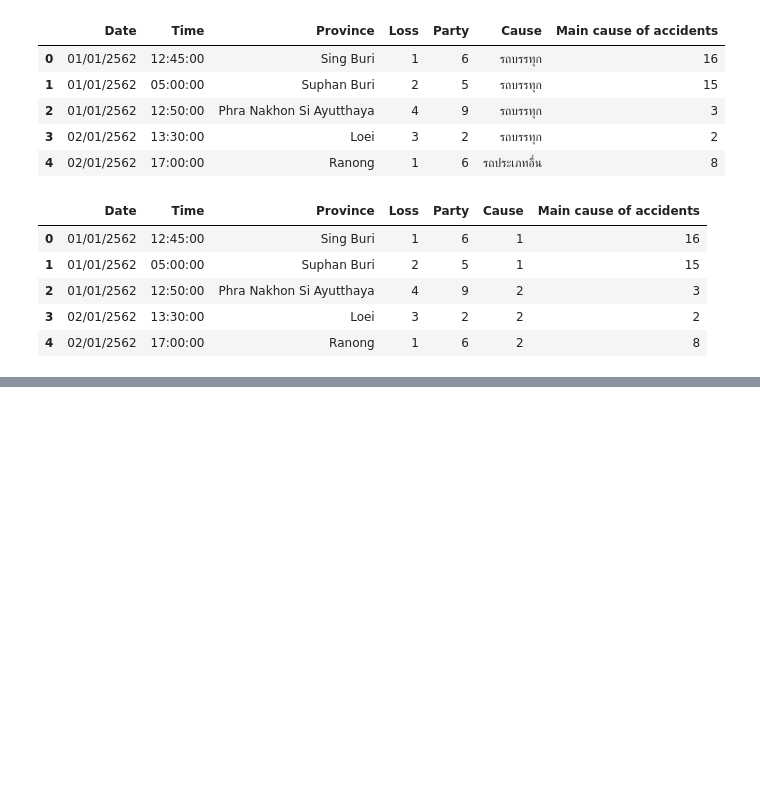
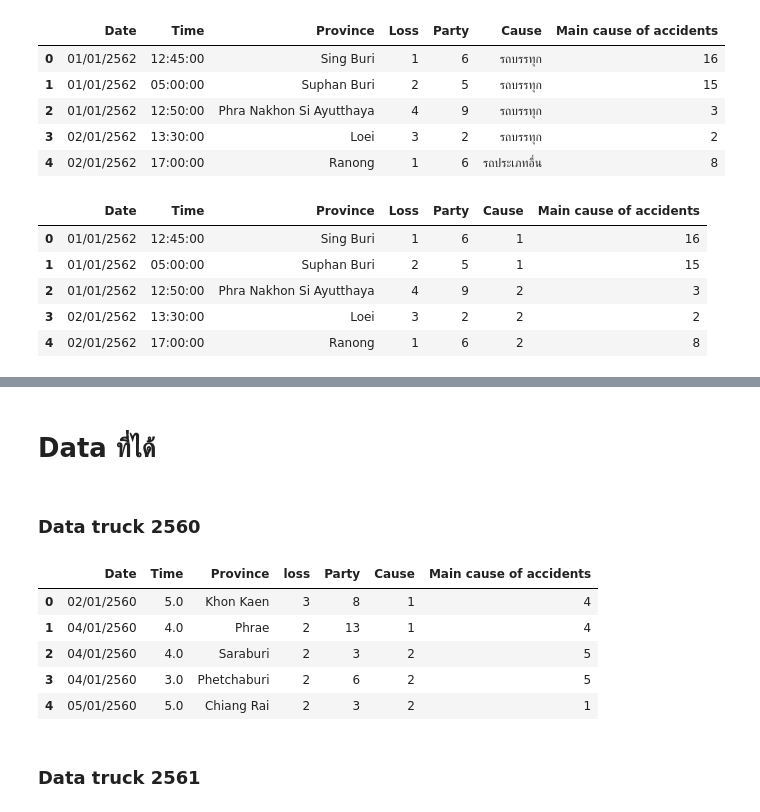
Before and after one commit to Aingon14/BSC_DPDM23, a Jupyter notebook: Group_project2.ipynb, the cells around one changed output, grey strips where cells are left out. Saved outputs shown, nothing was run; the diff lists cells and outputs as text; code cells hidden in the pictures; blank space fills up the shorter version.

Commit message:
data_part2

```diff
--- a/Group_project2.ipynb
+++ b/Group_project2.ipynb
@@ -547,0 +558,2 @@ data_truck_62222.head()
+# %%
+data_truck_60000=data_truck_60000.replace(data_truck_60000.iloc[476,1],np.nan)
@@ -547,0 +616,6 @@ data_truck_62222.head()
+# %%
+time_labels = pd.DataFrame({
+    'Time': [5, 4, 4, 3, 5, 4, 4, 5, 3, 4, 3, 5, 4, 3, 4, 4, 4, 4, 4, 5, 3, 5, 4, 3, 3, 5, 4, 4, 4, 5, 5, 5, 5, 2, 2, 5, 4, 3, 4, 4, 4, 3, 4, 4, 4, 5, 5, 4, 5, 4, 5, 3, 5, 4, 4, 2, 4, 4, 2, 5, 5, 3, 4, 4, 3, 5, 4, 5, 4, 5, 4, 4, 5, 5, 3, 5, 5, 4, 5, 5, 5, 5, 5, 5, 3, 5, 5, 5, 3, 5, 3, 4, 4, 5, 3, 5, 4, 5, 5, 3, 4, 5, 4, 3, 4, 3, 4, 4, 3, 5, 5, 3, 5, 3, 5, 4, 4, 2, 4, 4, 4, 4, 2, 5, 4, 4, 3, 3, 5, 4, 5, 3, 4, 5, 5, 3, 4, 5, 4, 2, 5, 4, 3, 5, 4, 5, 3, 4, 4, 4, 4, 4, 4, 4, 3, 4, 4, 5, 4, 4, 4, 4, 4, 2, 4, 5, 5, 3, 3, 4, 4, 4, 3, 4, 4, 4, 4, 3, 4, 5, 3, 3, 4, 5, 3, 4, 4, 4, 2, 4, 4, 3, 3, 5, 5, 5, 4, 5, 3, 3, 3, 4, 5, 4, 3, 4, 3, 2, 4, 5, 4, 4, 3, 5, 3, 3, 3, 5, 3, 4, 4, 3, 4, 4, 5, 3, 5, 5, 3, 3, 4, 2, 4, 5, 5, 3, 3, 5, 4, 4, 4, 5, 3, 4, 4, 4, 5, 5, 4, 5, 4, 4, 4, 5, 5, 4, 3, 4, 3, 4, 4, 5, 5, 3, 3, 4, 3, 4, 5, 3, 3, 4, 4, 4, 5, 3, 2, 5, 4, 5, 5, 3, 5, 4, 4, 3, 3, 5, 4, 3, 4, 5, 3, 3, 4, 5, 4, 5, 3, 4, 4, 3, 5, 5, 5, 5, 3, 3, 3, 4, 5, 4, 5, 4, 4, 5, 5, 3, 3, 3, 3, 4, 5, 5, 3, 4, 5, 4, 3, 5, 3, 3, 4, 4, 3, 4, 3, 3, 3, 4, 4, 3, 3, 5, 4, 5, 3, 5, 4, 5, 2, 4, 4, 5, 2, 3, 4, 3, 4, 5, 3, 4, 4, 5, 5, 4, 3, 4, 5, 3, 4, 3, 4, 4, 3, 3, 4, 4, 5, 4, 4, 5, 4, 3, 4, 5, 3, 5, 3, 4, 3, 3, 3, 4, 4, 4, 4, 5, 4, 4, 3, 3, 4, 4, 5, 4, 5, 5, 3, 4, 4, 3, 4, 5, 4, 4, 4, 4, 5, 4, 4, 5, 5, 4, 4, 5, 3, 3, 3, 3, 4, 4, 4, 4, 3, 5, 5, 3, 4, 4, 5, 3, 5, 5, 4, 5, 3, 3, 4, 4, 4, 5, 5, 5, 4, 4, 4, 5, 5, 3, 3, 5, 5, 5, 4, 5, 5, 4, 5, 4, 4, 2, 3, 4, 5, 5],})
+# %%
+data_truck_60000['Time'] = time_labels
+print(data_truck_60000)
@@ -547,0 +726,15 @@ data_truck_62222.head()
+# %% [markdown]
+# Data ที่ได้
+# %% [markdown]
+### Data truck 2560
+# %%
+data_truck_60000.head()
+# %% [output]
+|  | Date | Time | Province | loss | Party | Cause | Main cause of accidents |
+| 0 | 02/01/2560 | 5.0 | Khon Kaen | 3 | 8 | 1 | 4 |
+| 1 | 04/01/2560 | 4.0 | Phrae | 2 | 13 | 1 | 4 |
+| 2 | 04/01/2560 | 4.0 | Saraburi | 2 | 3 | 2 | 5 |
+| 3 | 04/01/2560 | 3.0 | Phetchaburi | 2 | 6 | 2 | 5 |
+| 4 | 05/01/2560 | 5.0 | Chiang Rai | 2 | 3 | 2 | 1 |
+# %% [markdown]
+### Data truck 2561
```
Also changed, not shown: parts of 13 cells of this notebook.
